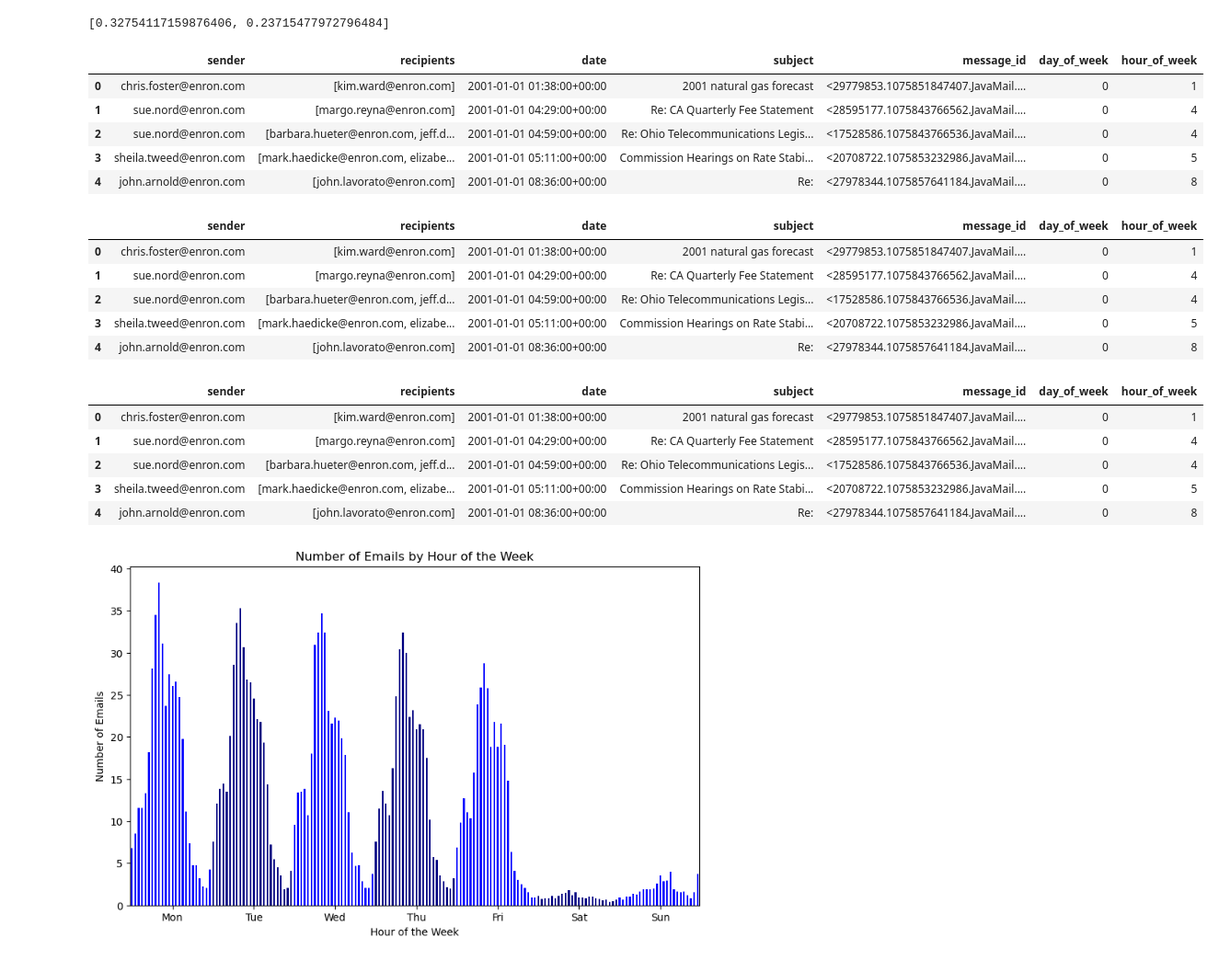
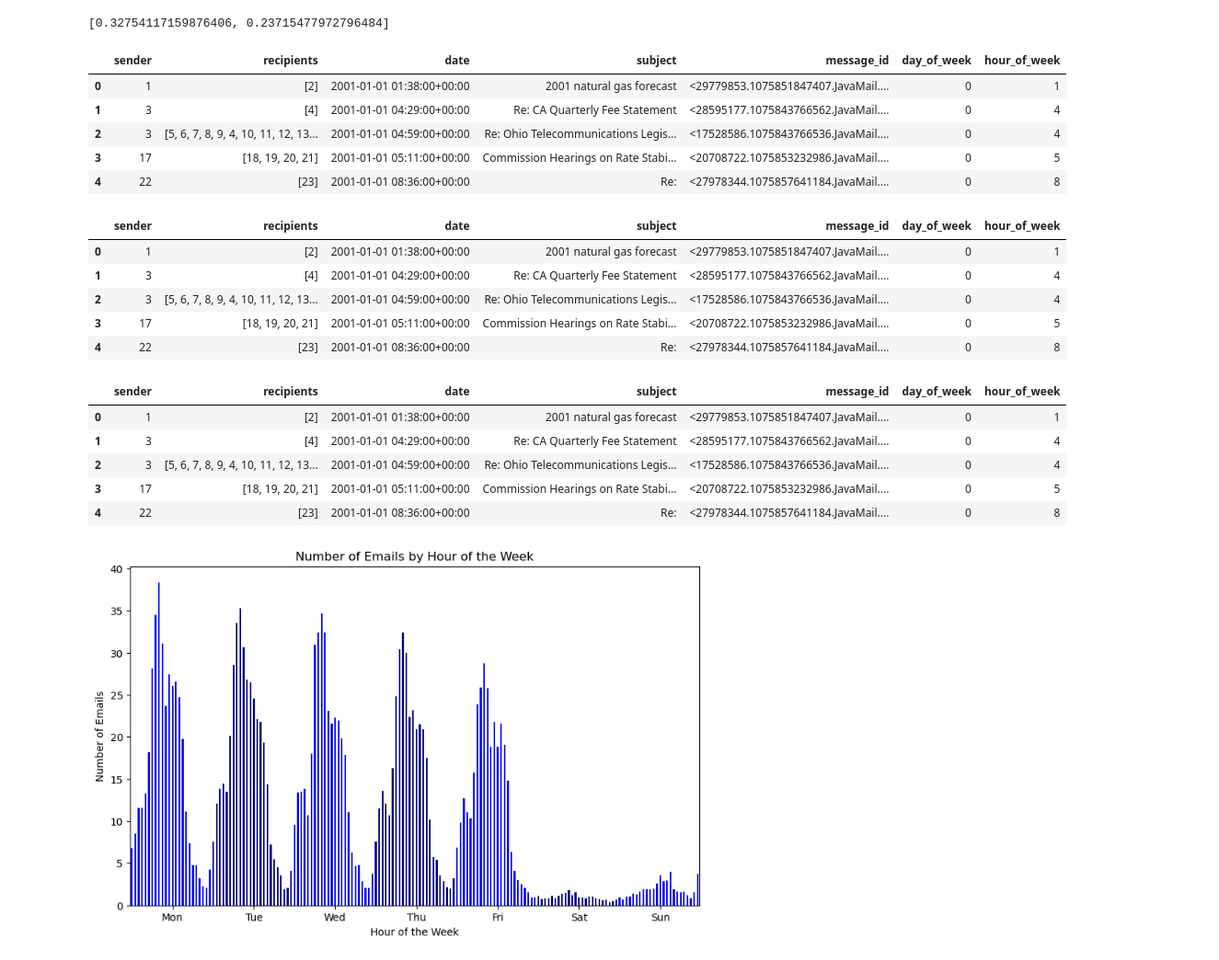
Before and after one commit to nisigit/synthetic-data-generator, a Jupyter notebook: generation.ipynb, the cells around one changed output. Shown: that part at 92% size. Drawn from its saved outputs; the diff is of its cells as text; code cells hidden in the pictures.

```diff
--- a/generation.ipynb
+++ b/generation.ipynb
@@ -30,3 +29,19 @@ emails
 | 98239 | system.administrator@enron.com | [d..steffes@enron.com] | 2001-12-31 23:00:34+00:00 | Your mailbox is over its size limit | <30237259.1075855209614.JavaMail.... | 0 | 23 |
 | 98240 | pete.davis@enron.com | [pete.davis@enron.com] | 2001-12-31 23:56:37+00:00 | Schedule Crawler: HourAhead Failure | <31116492.1075839978010.JavaMail.... | 0 | 23 |
 98241 rows × 7 columns
+# %%
+id_mappings = dict()
+uuid = 1
+for index, row in emails.iterrows():
+    sender = row['sender']
+    if sender not in id_mappings:
+        id_mappings[sender] = uuid
+        uuid += 1
+
+    for recipient in row['recipients']:
+        if recipient not in id_mappings:
+            id_mappings[recipient] = uuid
+            uuid += 1
+
+emails['sender'] = emails['sender'].apply(lambda x: id_mappings[x])
+emails['recipients'] = emails['recipients'].apply(lambda x: [id_mappings[r] for r in x])
@@ -45,15 +76,15 @@ print(probabilities)
 # %% [output]
 [0.32754117159876406, 0.23715477972796484]
 # %%
-emails['date'] = pd.to_datetime(emails['date'], utc=True, infer_datetime_format=True)
+emails['date'] = pd.to_datetime(emails['date'], utc=True)
 emails.head()
 # %% [output]
 |  | sender | recipients | date | subject | message_id | day_of_week | hour_of_week |
-| 0 | chris.foster@enron.com | [kim.ward@enron.com] | 2001-01-01 01:38:00+00:00 | 2001 natural gas forecast | <29779853.1075851847407.JavaMail.... | 0 | 1 |
-| 1 | sue.nord@enron.com | [margo.reyna@enron.com] | 2001-01-01 04:29:00+00:00 | Re: CA Quarterly Fee Statement | <28595177.1075843766562.JavaMail.... | 0 | 4 |
-| 2 | sue.nord@enron.com | [barbara.hueter@enron.com, jeff.d... | 2001-01-01 04:59:00+00:00 | Re: Ohio Telecommunications Legis... | <17528586.1075843766536.JavaMail.... | 0 | 4 |
-| 3 | sheila.tweed@enron.com | [mark.haedicke@enron.com, elizabe... | 2001-01-01 05:11:00+00:00 | Commission Hearings on Rate Stabi... | <20708722.1075853232986.JavaMail.... | 0 | 5 |
-| 4 | john.arnold@enron.com | [john.lavorato@enron.com] | 2001-01-01 08:36:00+00:00 | Re: | <27978344.1075857641184.JavaMail.... | 0 | 8 |
+| 0 | 1 | [2] | 2001-01-01 01:38:00+00:00 | 2001 natural gas forecast | <29779853.1075851847407.JavaMail.... | 0 | 1 |
+| 1 | 3 | [4] | 2001-01-01 04:29:00+00:00 | Re: CA Quarterly Fee Statement | <28595177.1075843766562.JavaMail.... | 0 | 4 |
+| 2 | 3 | [5, 6, 7, 8, 9, 4, 10, 11, 12, 13... | 2001-01-01 04:59:00+00:00 | Re: Ohio Telecommunications Legis... | <17528586.1075843766536.JavaMail.... | 0 | 4 |
+| 3 | 17 | [18, 19, 20, 21] | 2001-01-01 05:11:00+00:00 | Commission Hearings on Rate Stabi... | <20708722.1075853232986.JavaMail.... | 0 | 5 |
+| 4 | 22 | [23] | 2001-01-01 08:36:00+00:00 | Re: | <27978344.1075857641184.JavaMail.... | 0 | 8 |
 # %%
 # extract day of week as integer
 emails['day_of_week'] = emails['date'].dt.dayofweek
@@ -61,22 +92,22 @@ emails['hour_of_week'] = emails['date'].dt.hour + emails['day_of_week'] * 24
 emails.head()
 # %% [output]
 |  | sender | recipients | date | subject | message_id | day_of_week | hour_of_week |
-| 0 | chris.foster@enron.com | [kim.ward@enron.com] | 2001-01-01 01:38:00+00:00 | 2001 natural gas forecast | <29779853.1075851847407.JavaMail.... | 0 | 1 |
-| 1 | sue.nord@enron.com | [margo.reyna@enron.com] | 2001-01-01 04:29:00+00:00 | Re: CA Quarterly Fee Statement | <28595177.1075843766562.JavaMail.... | 0 | 4 |
-| 2 | sue.nord@enron.com | [barbara.hueter@enron.com, jeff.d... | 2001-01-01 04:59:00+00:00 | Re: Ohio Telecommunications Legis... | <17528586.1075843766536.JavaMail.... | 0 | 4 |
-| 3 | sheila.tweed@enron.com | [mark.haedicke@enron.com, elizabe... | 2001-01-01 05:11:00+00:00 | Commission Hearings on Rate Stabi... | <20708722.1075853232986.JavaMail.... | 0 | 5 |
-| 4 | john.arnold@enron.com | [john.lavorato@enron.com] | 2001-01-01 08:36:00+00:00 | Re: | <27978344.1075857641184.JavaMail.... | 0 | 8 |
+| 0 | 1 | [2] | 2001-01-01 01:38:00+00:00 | 2001 natural gas forecast | <29779853.1075851847407.JavaMail.... | 0 | 1 |
+| 1 | 3 | [4] | 2001-01-01 04:29:00+00:00 | Re: CA Quarterly Fee Statement | <28595177.1075843766562.JavaMail.... | 0 | 4 |
+| 2 | 3 | [5, 6, 7, 8, 9, 4, 10, 11, 12, 13... | 2001-01-01 04:59:00+00:00 | Re: Ohio Telecommunications Legis... | <17528586.1075843766536.JavaMail.... | 0 | 4 |
+| 3 | 17 | [18, 19, 20, 21] | 2001-01-01 05:11:00+00:00 | Commission Hearings on Rate Stabi... | <20708722.1075853232986.JavaMail.... | 0 | 5 |
+| 4 | 22 | [23] | 2001-01-01 08:36:00+00:00 | Re: | <27978344.1075857641184.JavaMail.... | 0 | 8 |
 # %%
 # show emails sorted by date
 emails.sort_values('date', inplace=True)
 emails.head()
 # %% [output]
 |  | sender | recipients | date | subject | message_id | day_of_week | hour_of_week |
-| 0 | chris.foster@enron.com | [kim.ward@enron.com] | 2001-01-01 01:38:00+00:00 | 2001 natural gas forecast | <29779853.1075851847407.JavaMail.... | 0 | 1 |
-| 1 | sue.nord@enron.com | [margo.reyna@enron.com] | 2001-01-01 04:29:00+00:00 | Re: CA Quarterly Fee Statement | <28595177.1075843766562.JavaMail.... | 0 | 4 |
-| 2 | sue.nord@enron.com | [barbara.hueter@enron.com, jeff.d... | 2001-01-01 04:59:00+00:00 | Re: Ohio Telecommunications Legis... | <17528586.1075843766536.JavaMail.... | 0 | 4 |
-| 3 | sheila.tweed@enron.com | [mark.haedicke@enron.com, elizabe... | 2001-01-01 05:11:00+00:00 | Commission Hearings on Rate Stabi... | <20708722.1075853232986.JavaMail.... | 0 | 5 |
-| 4 | john.arnold@enron.com | [john.lavorato@enron.com] | 2001-01-01 08:36:00+00:00 | Re: | <27978344.1075857641184.JavaMail.... | 0 | 8 |
+| 0 | 1 | [2] | 2001-01-01 01:38:00+00:00 | 2001 natural gas forecast | <29779853.1075851847407.JavaMail.... | 0 | 1 |
+| 1 | 3 | [4] | 2001-01-01 04:29:00+00:00 | Re: CA Quarterly Fee Statement | <28595177.1075843766562.JavaMail.... | 0 | 4 |
+| 2 | 3 | [5, 6, 7, 8, 9, 4, 10, 11, 12, 13... | 2001-01-01 04:59:00+00:00 | Re: Ohio Telecommunications Legis... | <17528586.1075843766536.JavaMail.... | 0 | 4 |
+| 3 | 17 | [18, 19, 20, 21] | 2001-01-01 05:11:00+00:00 | Commission Hearings on Rate Stabi... | <20708722.1075853232986.JavaMail.... | 0 | 5 |
+| 4 | 22 | [23] | 2001-01-01 08:36:00+00:00 | Re: | <27978344.1075857641184.JavaMail.... | 0 | 8 |
 # %%
 # Group the emails by hour of the week and calculate the size of each group
 grouped_emails = emails.groupby('hour_of_week').size()
```
Also changed, not shown: parts of 27 cells of this notebook, 5 other files.
